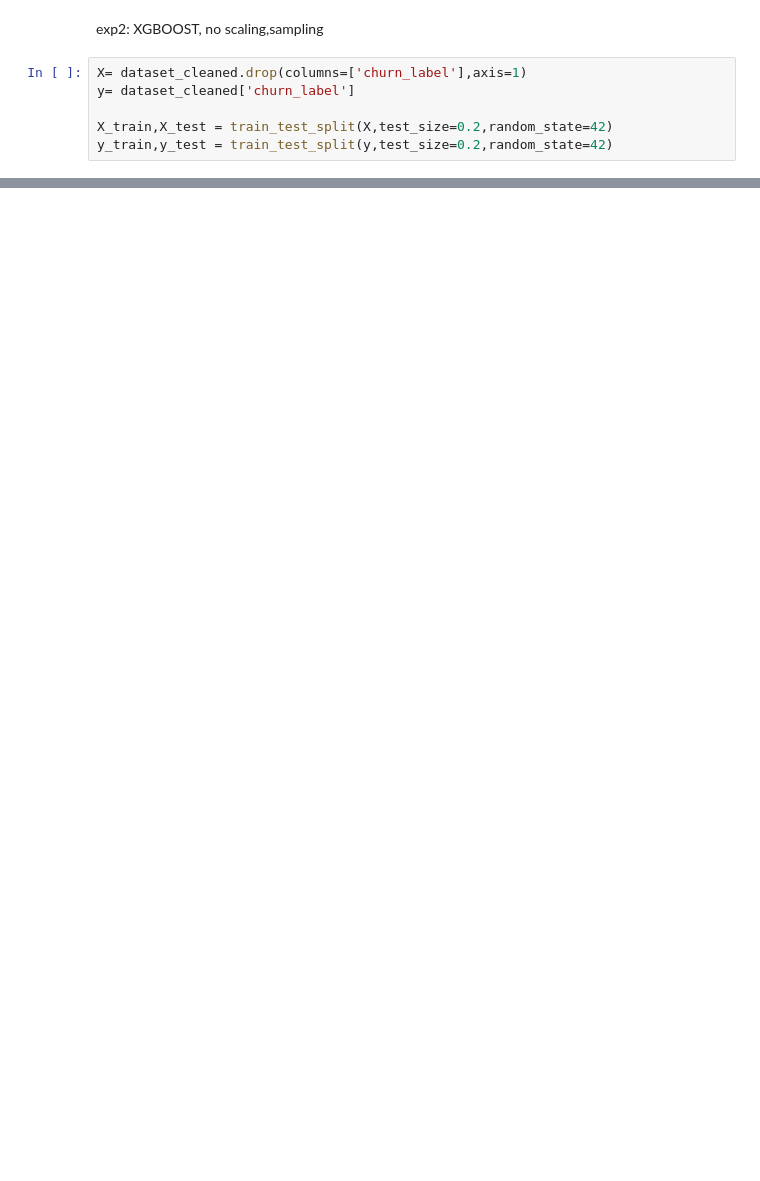
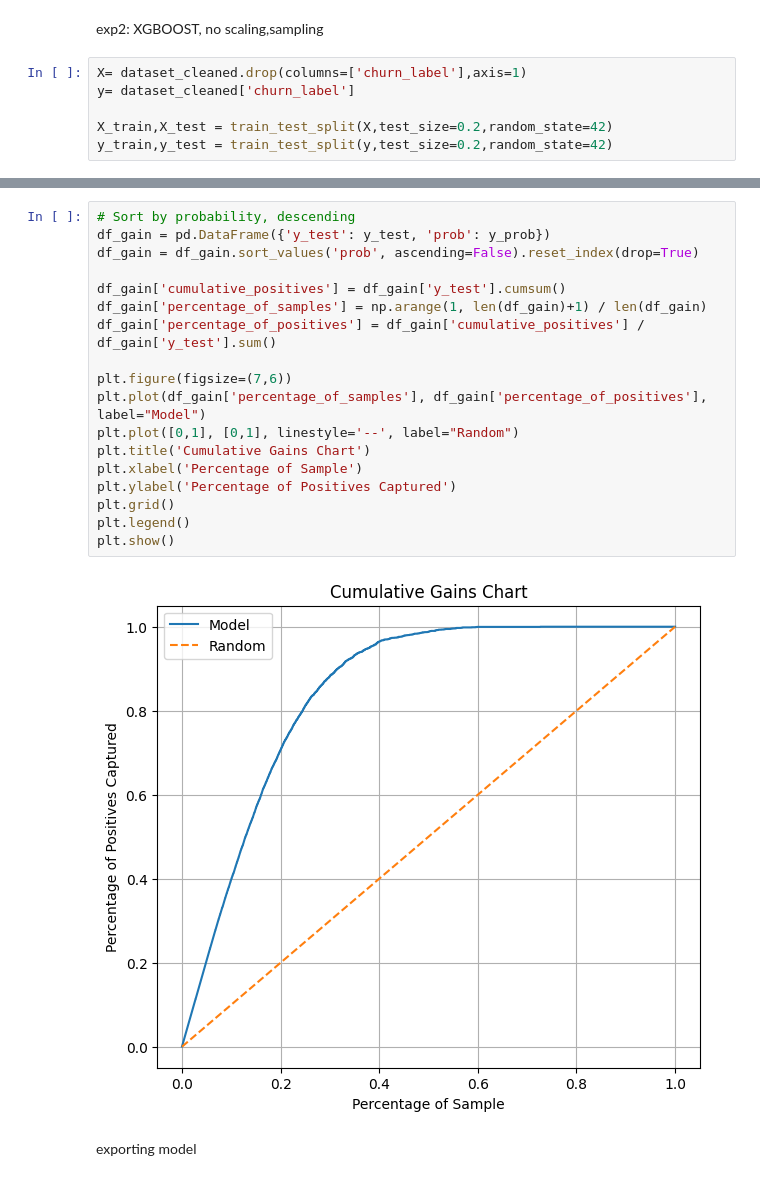
Before and after one commit to cuongtring25/ChurnPrediction, a Jupyter notebook: Notebook/ChurnPrediction.ipynb, the cells around one changed output, grey strips where cells are left out. Cells and saved outputs as stored; diff of their text form; blank space fills up the shorter version.

```diff
--- a/Notebook/ChurnPrediction.ipynb
+++ b/Notebook/ChurnPrediction.ipynb
@@ -640,0 +702,22 @@ ROC AUC Score: 0.9554354753438923
+# %%
+# Sort by probability, descending
+df_gain = pd.DataFrame({'y_test': y_test, 'prob': y_prob})
+df_gain = df_gain.sort_values('prob', ascending=False).reset_index(drop=True)
+
+df_gain['cumulative_positives'] = df_gain['y_test'].cumsum()
+df_gain['percentage_of_samples'] = np.arange(1, len(df_gain)+1) / len(df_gain)
+df_gain['percentage_of_positives'] = df_gain['cumulative_positives'] / df_gain['y_test'].sum()
+
+plt.figure(figsize=(7,6))
+plt.plot(df_gain['percentage_of_samples'], df_gain['percentage_of_positives'], label="Model")
+plt.plot([0,1], [0,1], linestyle='--', label="Random")
+plt.title('Cumulative Gains Chart')
+plt.xlabel('Percentage of Sample')
+plt.ylabel('Percentage of Positives Captured')
+plt.grid()
+plt.legend()
+plt.show()
+# %% [output]
+[figure, added]
+# %% [markdown]
+exporting model
```
Also changed, not shown: parts of 15 cells of this notebook.
